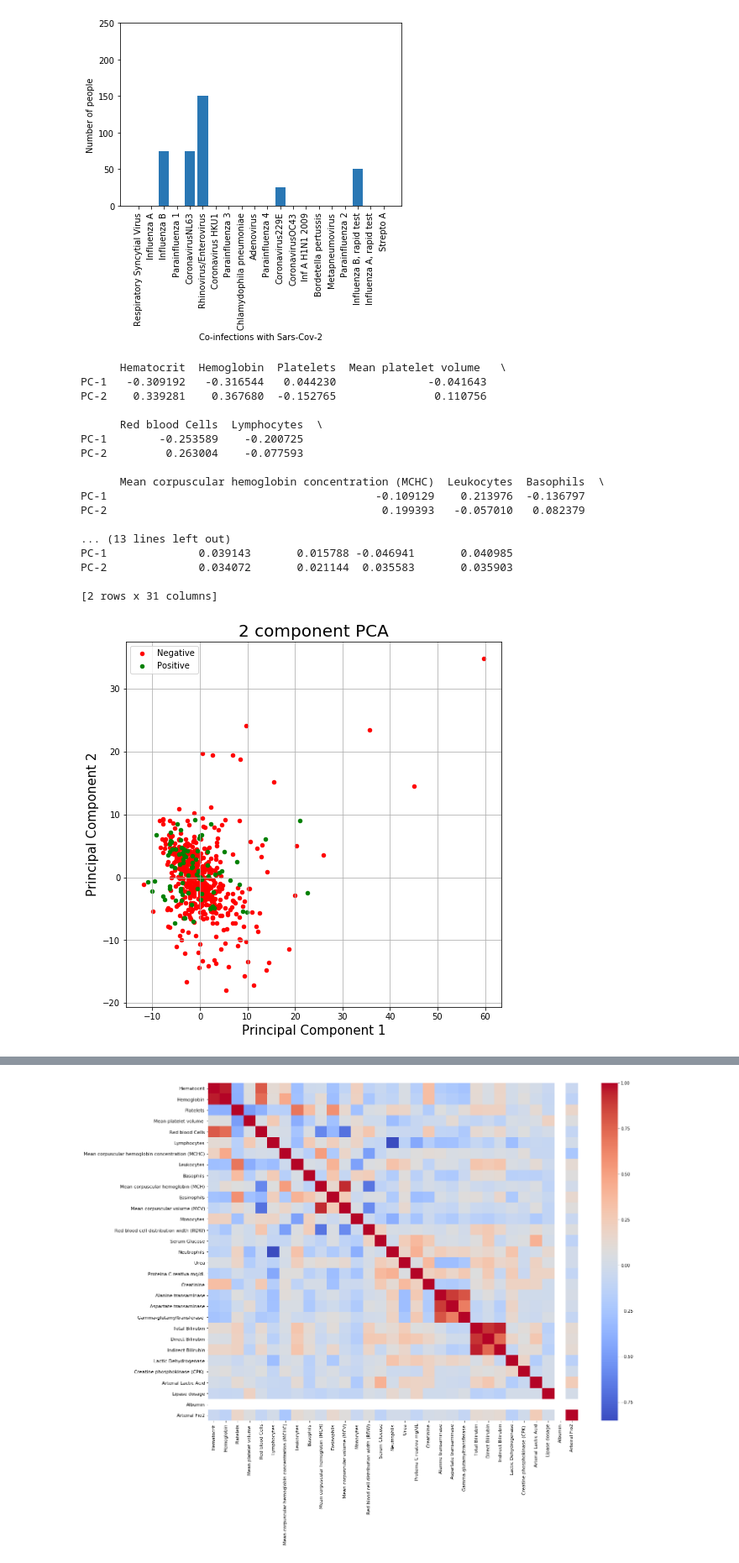
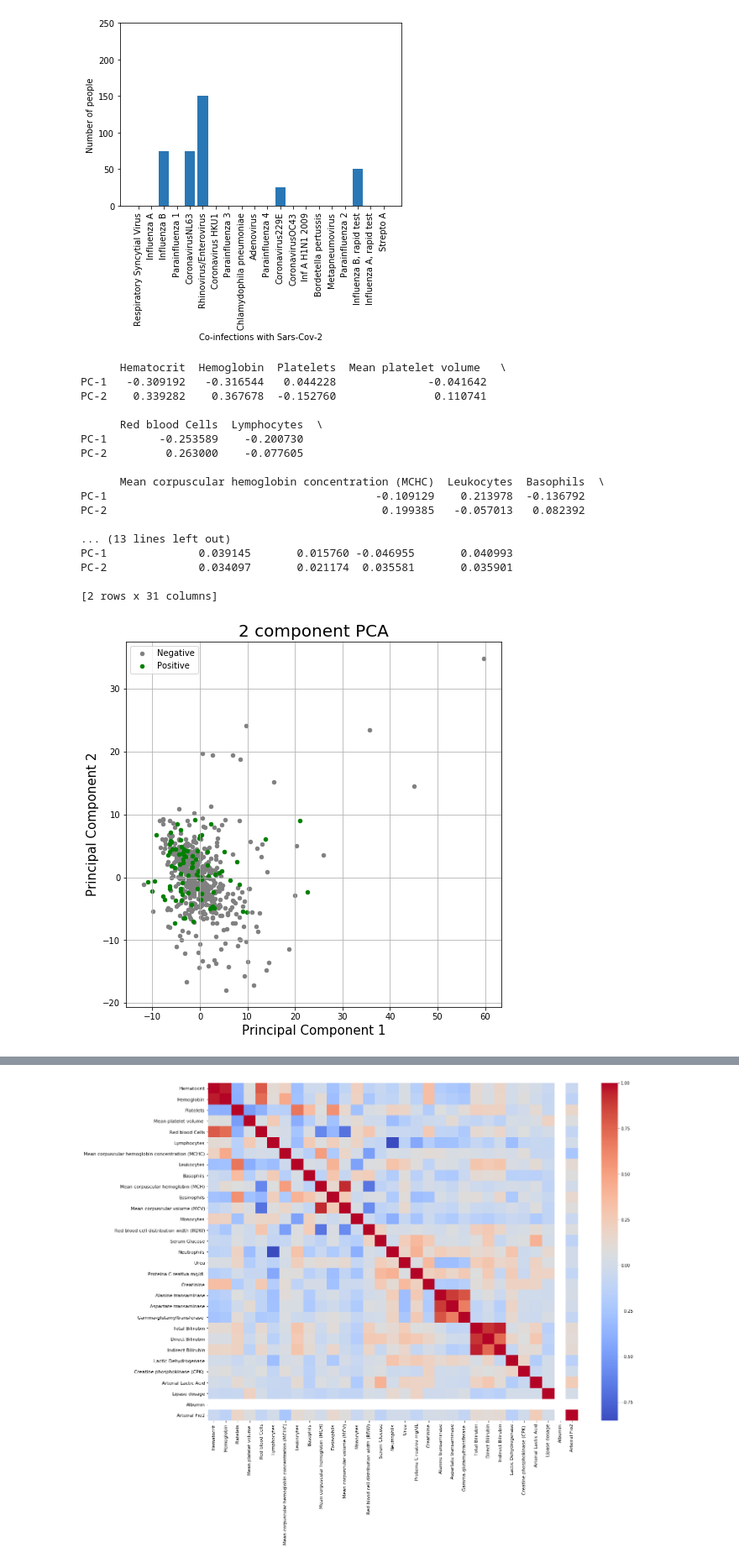
Before and after one commit to mauricioac/learning-algorithms, a Jupyter notebook: coco/index.ipynb, the cells around one changed output, grey strips where cells are left out. Shown at 84% size. Drawn from its saved outputs; the diff is of its cells as text; code cells hidden in the pictures.

```diff
--- a/coco/index.ipynb
+++ b/coco/index.ipynb
@@ -631,7 +631,7 @@ categories = {
     'ctO2 (arterial blood gas analysis)'
   ],
   "cancer": [
-    'Patient age quantile'
+    'Patient age quantile',
     'SARS-Cov-2 exam result',
     'Patient addmited to regular ward (1=yes, 0=no)',
     'Patient addmited to semi-intensive unit (1=yes, 0=no)',
@@ -722,40 +722,40 @@ finalDf = pd.concat([principalDf, db_blood[['SARS-Cov-2 exam result']]], axis =
 
 # print(finalDf)
 fig = plt.figure(figsize = (8,8))
 ax = fig.add_subplot(1,1,1)
 
 ax.set_xlabel('Principal Component 1', fontsize = 15)
 ax.set_ylabel('Principal Component 2', fontsize = 15)
 ax.set_title('2 component PCA', fontsize = 20)
 
 targets = ['negative', 'positive']
-colors = ['r', 'g']
+colors = ['grey', 'g']
 
 for target, color in zip(targets,colors):
     indicesToKeep = finalDf['SARS-Cov-2 exam result'] == target
 #     print(finalDf.loc[indicesToKeep, 'principal component 1'])
     ax.scatter(finalDf.loc[indicesToKeep, 'principal component 1']
                , finalDf.loc[indicesToKeep, 'principal component 2']
                , c = color
                , s = 20)
 ax.legend(['Negative', 'Positive'])
 ax.grid()
 # %% [output]
       Hematocrit  Hemoglobin  Platelets  Mean platelet volume   \
-PC-1   -0.309192   -0.316544   0.044230              -0.041643
-PC-2    0.339281    0.367680  -0.152765               0.110756
+PC-1   -0.309192   -0.316544   0.044228              -0.041642
+PC-2    0.339282    0.367678  -0.152760               0.110741
 
       Red blood Cells  Lymphocytes  \
-PC-1        -0.253589    -0.200725
-PC-2         0.263004    -0.077593
+PC-1        -0.253589    -0.200730
+PC-2         0.263000    -0.077605
 
       Mean corpuscular hemoglobin concentration (MCHC)  Leukocytes  Basophils  \
-PC-1                                         -0.109129    0.213976  -0.136797
-PC-2                                          0.199393   -0.057010   0.082379
+PC-1                                         -0.109129    0.213978  -0.136792
+PC-2                                          0.199385   -0.057013   0.082392
 
 ... (13 lines left out)
-PC-1              0.039143       0.015788 -0.046941       0.040985
-PC-2              0.034072       0.021144  0.035583       0.035903
+PC-1              0.039145       0.015760 -0.046955       0.040993
+PC-2              0.034097       0.021174  0.035581       0.035901
 
 [2 rows x 31 columns]
-[figure, old version]
+[figure, new version]
```
Also changed, not shown: parts of 6 cells of this notebook.
